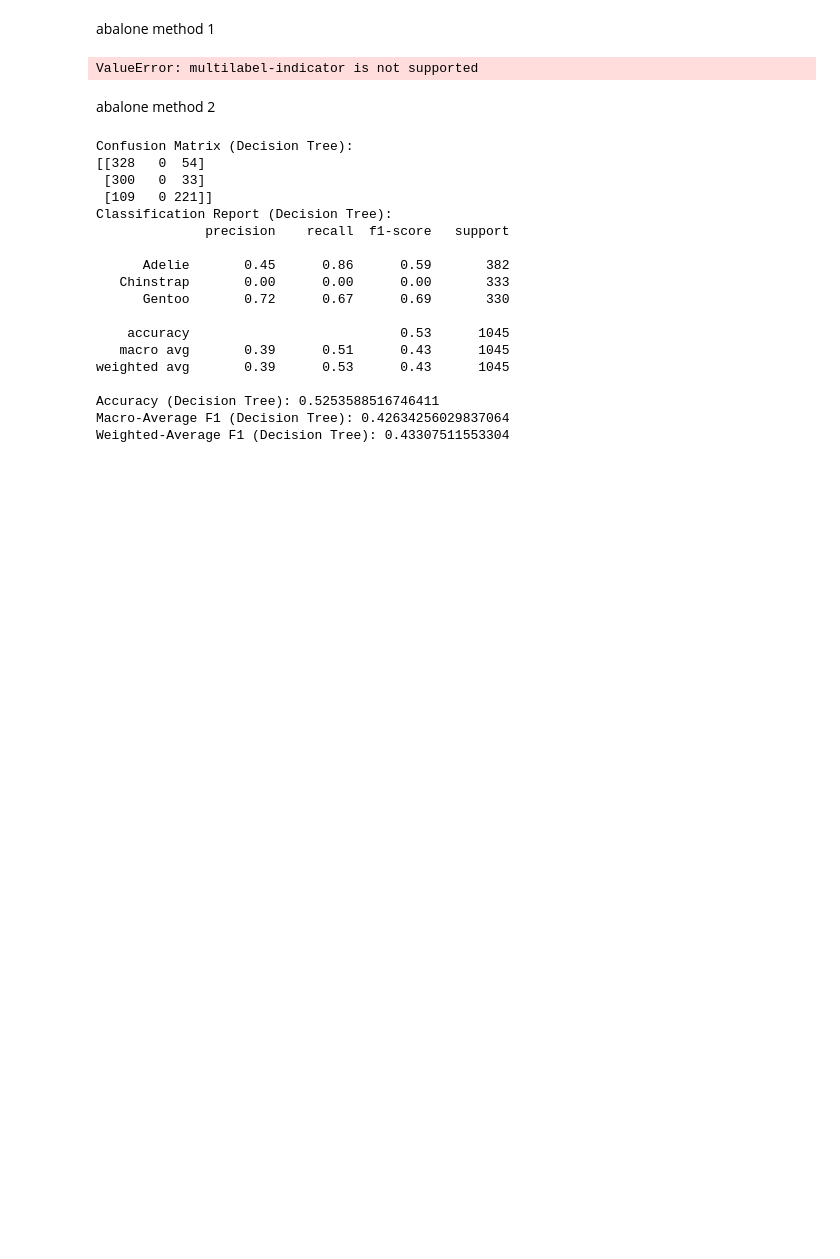
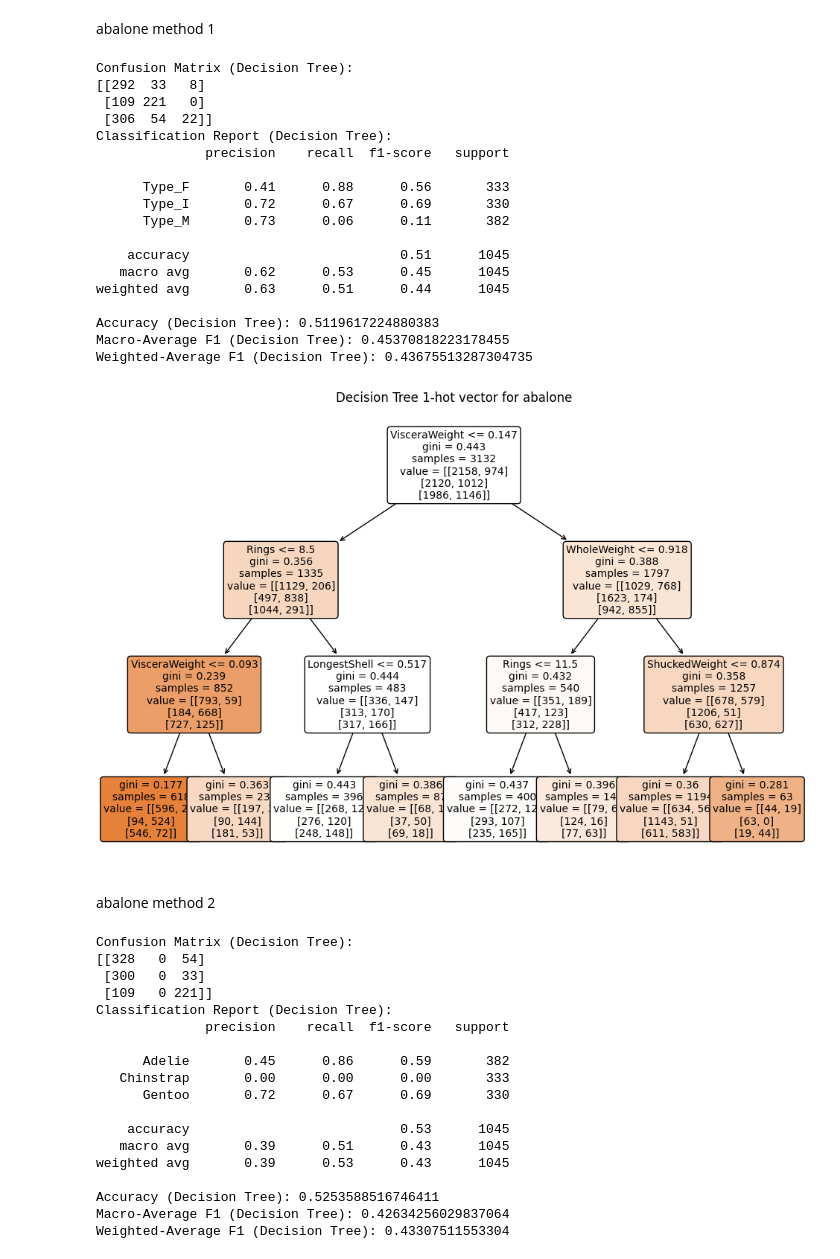
Before and after one commit to ZahinK7/472-Assignment1_40060174_40114478, a Jupyter notebook: a1.ipynb, the cells around one changed output. Saved outputs shown, nothing was run; the diff lists cells and outputs as text; code cells hidden in the pictures; blank space fills up the shorter version.

```diff
--- a/a1.ipynb
+++ b/a1.ipynb
@@ -365,17 +461,15 @@ X4_train, X4_test, y4_train, y4_test = train_test_split(X4, y4, test_size=0.25,
 # %% [markdown]
 abalone method 1
 # %%
-from sklearn.metrics import classification_report, confusion_matrix, f1_score,accuracy_score
-from sklearn.tree import DecisionTreeClassifier, plot_tree
 
 # Create a Decision Tree model with default parameters
-dt1 = DecisionTreeClassifier(max_depth=3)
+dt3 = DecisionTreeClassifier(max_depth=3)
 
 # Fit the model to the training data
-dt1.fit(X3_train, y3_train)
+dt3.fit(X3_train, y3_train)
 
 # Evaluate the best model on the test data
-y_pred_c = dt1.predict(X3_test)
+y_pred_c = dt3.predict(X3_test)
 
 #convert multi-label to binary label because confusion matrix not designed for the prior
 y_test_binary = y3_test.idxmax(axis=1)
@@ -386,35 +480,53 @@ confusion_matrix_c = confusion_matrix(y_test_binary, y_pred_binary)
 print("Confusion Matrix (Decision Tree):")
 print(confusion_matrix_c)
 
 # Compute precision, recall, and F1-measure for each class
 report_c = classification_report(y_test_binary, y_pred_binary, target_names=['Type_F', 'Type_I', 'Type_M'])
 print("Classification Report (Decision Tree):")
 print(report_c)
 
 # Calculate accuracy
 accuracy_c = accuracy_score(y_test_binary, y_pred_binary)
 
 # Calculate macro-average F1
 f1_macro_c = f1_score(y_test_binary, y_pred_binary, average='macro')
 
 # Calculate weighted-average F1
 f1_weighted_c = f1_score(y_test_binary, y_pred_binary, average='weighted')
 
 print("Accuracy (Decision Tree):", accuracy_c)
 print("Macro-Average F1 (Decision Tree):", f1_macro_c)
 print("Weighted-Average F1 (Decision Tree):", f1_weighted_c)
 
 
 ####
 
 # Plot the Decision Tree graphically
 plt.figure(figsize=(12, 8))
 class_names = ["Type_F", "Type_I", "Type_M"]
-plot_tree(dt1, filled=True, feature_names=X3.columns, class_names=class_names, rounded=True, fontsize=10)
+plot_tree(dt3, filled=True, feature_names=X3.columns, class_names=class_names, rounded=True, fontsize=10)
 plt.title('Decision Tree 1-hot vector for abalone')
 plt.show()
 # %% [output]
-ValueError: multilabel-indicator is not supported
+Confusion Matrix (Decision Tree):
+[[292  33   8]
+ [109 221   0]
+ [306  54  22]]
+Classification Report (Decision Tree):
+              precision    recall  f1-score   support
+
+      Type_F       0.41      0.88      0.56       333
+      Type_I       0.72      0.67      0.69       330
+      Type_M       0.73      0.06      0.11       382
+
+    accuracy                           0.51      1045
+   macro avg       0.62      0.53      0.45      1045
+weighted avg       0.63      0.51      0.44      1045
+
+Accuracy (Decision Tree): 0.5119617224880383
+Macro-Average F1 (Decision Tree): 0.45370818223178455
+Weighted-Average F1 (Decision Tree): 0.43675513287304735
+[figure, added]
 # %% [markdown]
 abalone method 2
 # %%
```
Also changed, not shown: parts of 15 cells of this notebook.
